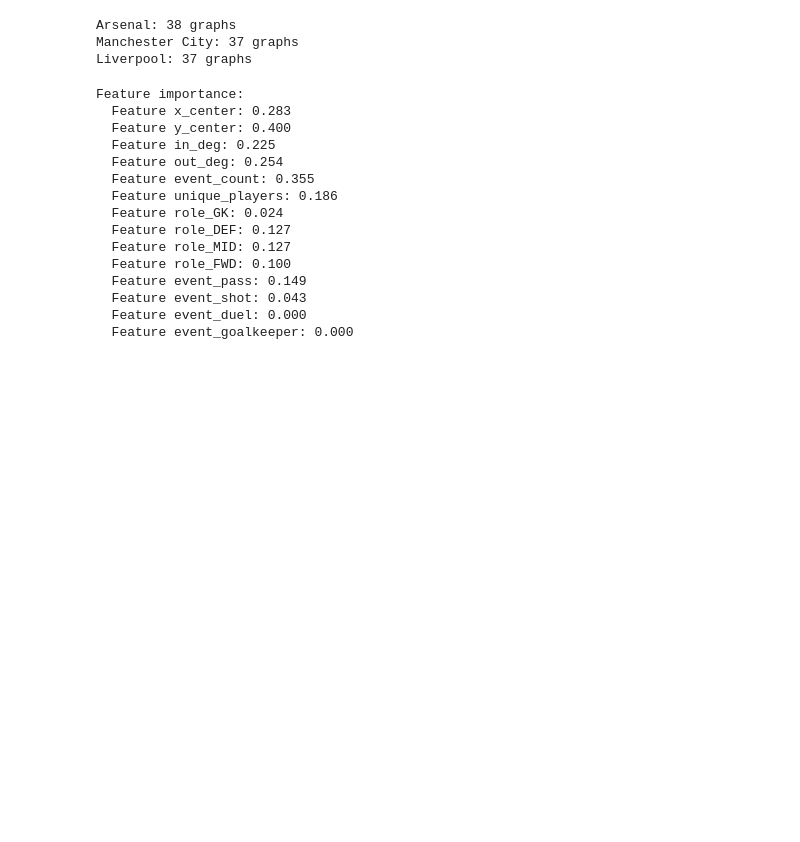
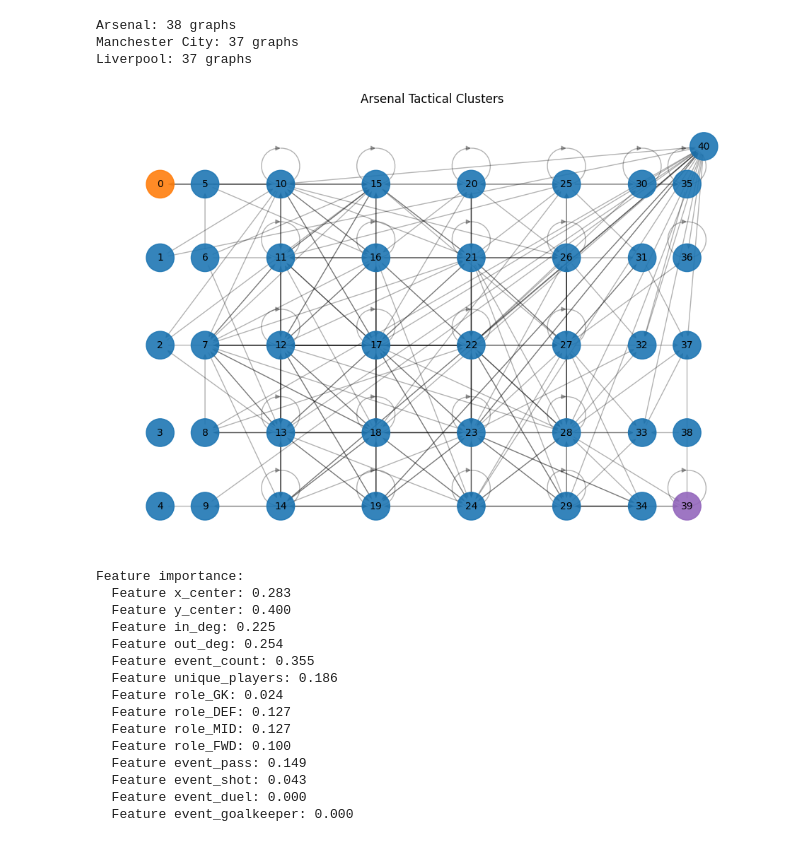
Before and after one commit to vladi2002/Football-Tactical-Clustering, a Jupyter notebook: GCN_adjacency.ipynb, the cells around one changed output. Cells and saved outputs as stored; diff of their text form; code cells hidden in the pictures; blank space fills up the shorter version.

```diff
--- a/GCN_adjacency.ipynb
+++ b/GCN_adjacency.ipynb
@@ -454,13 +302,40 @@ def cluster_and_draw_team(
+# %%
+def visualize_clusters(
+    G, labels, zt=None, figsize=(12, 8), title="Deep Zone Clustering"
+):
+    """
+    G: NetworkX graph
+    labels: 1D array of cluster IDs per node
+    zt: optional object with get_zone_center(node)
+    """
+    plt.figure(figsize=figsize)
+
+    if zt is not None and hasattr(zt, "get_zone_center"):
+        pos = {n: zt.get_zone_center(n) for n in G.nodes()}
+    else:
+        pos = nx.spring_layout(G, seed=42)
+
+    labels = np.array(labels)
+    colors = plt.cm.tab10(labels.astype(int) % 10)
+
+    nx.draw_networkx_nodes(G, pos, node_color=colors, node_size=800, alpha=0.9)
+    nx.draw_networkx_edges(G, pos, alpha=0.3)
+    nx.draw_networkx_labels(G, pos, font_size=10)
+
+    plt.title(title)
+    plt.axis("off")
+    plt.show()
 # %%
-majority_arsenal, per_match_arsenal, path_arsenal = cluster_and_draw_team(
-    emb_arsenal, zt, team_name="Arsenal", n_clusters=4
+match_id = 10  # first match
+
+visualize_clusters(
+    team_graphs_dict["Arsenal"][match_id],
+    clusters_arsenal.numpy()[: len(team_graphs_dict["Arsenal"][match_id].nodes())],
+    zt,
+    title="Arsenal Tactical Clusters",
 )
-majority_liverpool, per_match_liverpool, path_liverpool = cluster_and_draw_team(
-    emb_liverpool, zt, team_name="Liverpool", n_clusters=4
-)
-majority_C, per_match_C, path_C = cluster_and_draw_team(
-    emb_man_city, zt, team_name="Manchester City", n_clusters=4
-)
+# %% [output]
+[figure, added]
 # %%
 class EncoderWrapper(torch.nn.Module):
     def __init__(self, encoder):
```
Also changed, not shown: parts of 4 cells of this notebook, 33 other files.
